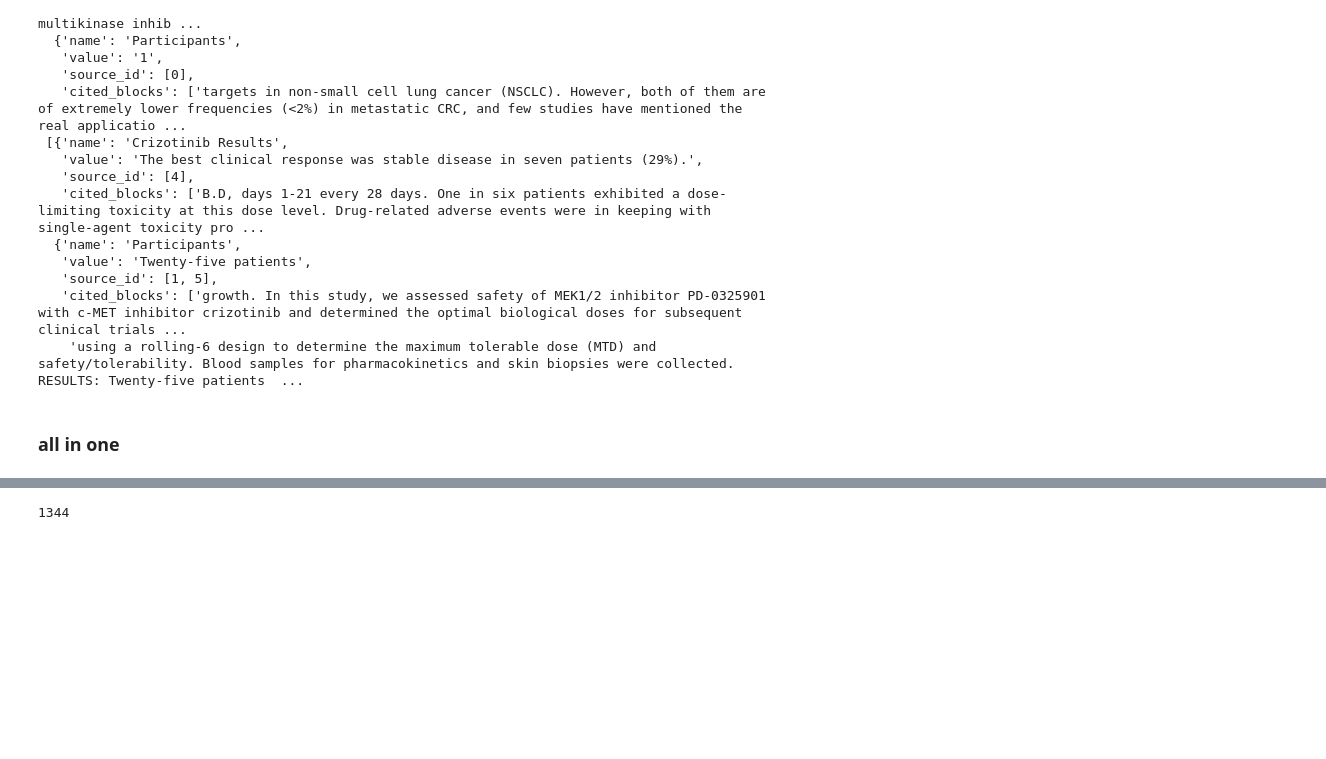
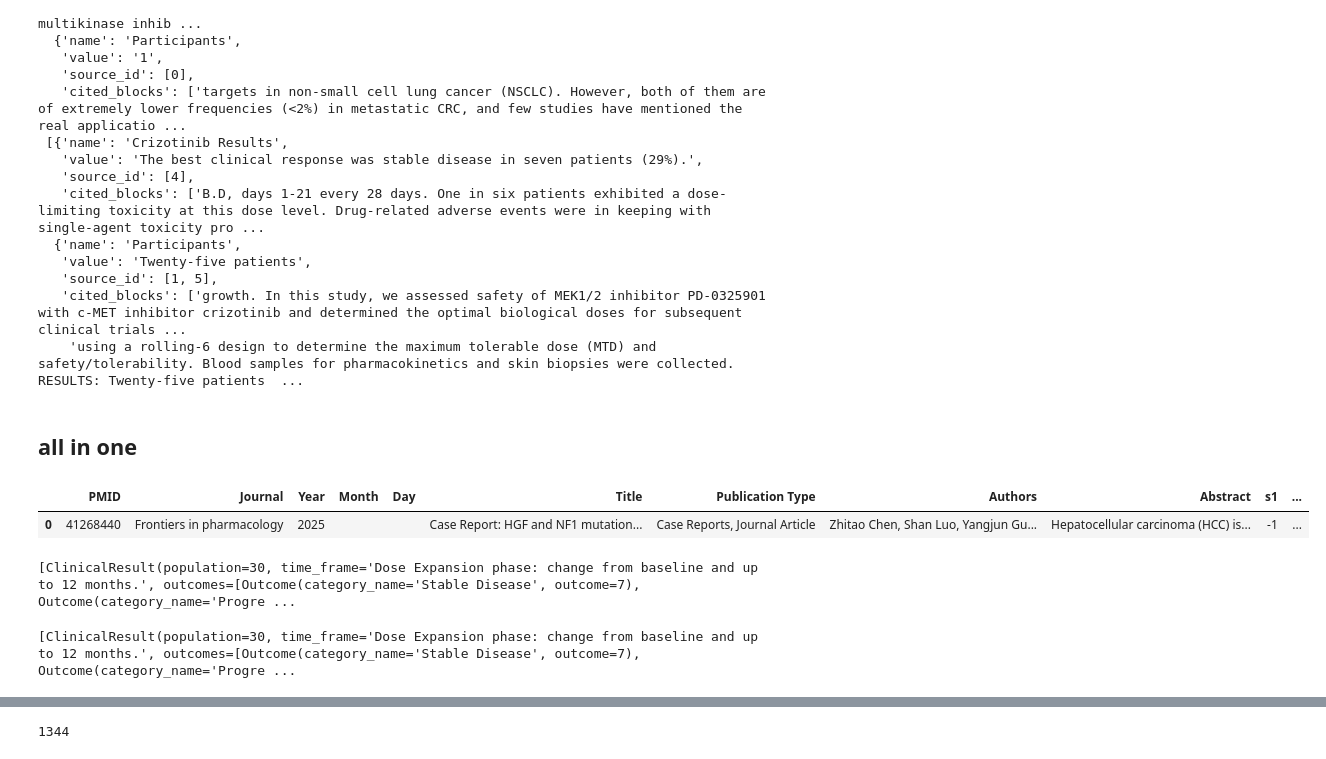
Before and after one commit to Mpkosh/TrialMind-SLR, a Jupyter notebook: draft.ipynb, the cells around one changed output, grey strips where cells are left out. Drawn from its saved outputs; the diff is of its cells as text; code cells hidden in the pictures; blank space fills up the shorter version.

```diff
--- a/draft.ipynb
+++ b/draft.ipynb
@@ -671,13 +674,15 @@ all_text.values.tolist()[:1]
 # %%
-
+treatement = treatements_eng[0]
 api = CTScreening()
 ec_pred = api.run(
-    population = f"Patients with {fin_condition} undergoing treatment with {treatements_eng[0]}",
-    intervention = f"{treatements_eng[0]}",
+    population = f"Patients with {fin_condition} undergoing treatment with {treatement}",
+    intervention = f"{treatement}",
     comparator = "",
     outcome = "",
     llm = os.getenv("MODEL_NAME"),
-    criteria = ecs['title_criteria'] + ecs['content_criteria'],
+    criteria = [f"Does the trial focus on patients with '{fin_condition}'?",
+                 f"Does the trial examine the use or sensitivity of '{treatement}' among main treatments?"
+               ],
     papers = all_text.values.tolist(), # make for the top-100 for demo
 )
 ec_pred
@@ -1943,4 +2047,4 @@ extracted
    'cited_blocks': ['growth. In this study, we assessed safety of MEK1/2 inhibitor PD-0325901 with c-MET inhibitor crizotinib and determined the optimal biological doses for subsequent clinical trials ...
     'using a rolling-6 design to determine the maximum tolerable dose (MTD) and safety/tolerability. Blood samples for pharmacokinetics and skin biopsies were collected. RESULTS: Twenty-five patients  ...
 # %% [markdown]
-### all in one
+## all in one
@@ -1946,0 +2065,13 @@ extracted
+# %%
+df_p_e
+# %% [output]
+|  | PMID | Journal | Year | Month | Day | Title | Publication Type | Authors | Abstract | s1 | ... |
+| 0 | 41268440 | Frontiers in pharmacology | 2025 |  |  | Case Report: HGF and NF1 mutation... | Case Reports, Journal Article | Zhitao Chen, Shan Luo, Yangjun Gu... | Hepatocellular carcinoma (HCC) is... | -1 | ... |
+# %%
+ctrials_fin
+# %% [output]
+[ClinicalResult(population=30, time_frame='Dose Expansion phase: change from baseline and up to 12 months.', outcomes=[Outcome(category_name='Stable Disease', outcome=7), Outcome(category_name='Progre ...
+# %%
+ctrials_fin
+# %% [output]
+[ClinicalResult(population=30, time_frame='Dose Expansion phase: change from baseline and up to 12 months.', outcomes=[Outcome(category_name='Stable Disease', outcome=7), Outcome(category_name='Progre ...
```
Also changed, not shown: parts of 79 cells of this notebook, 6 other files.
